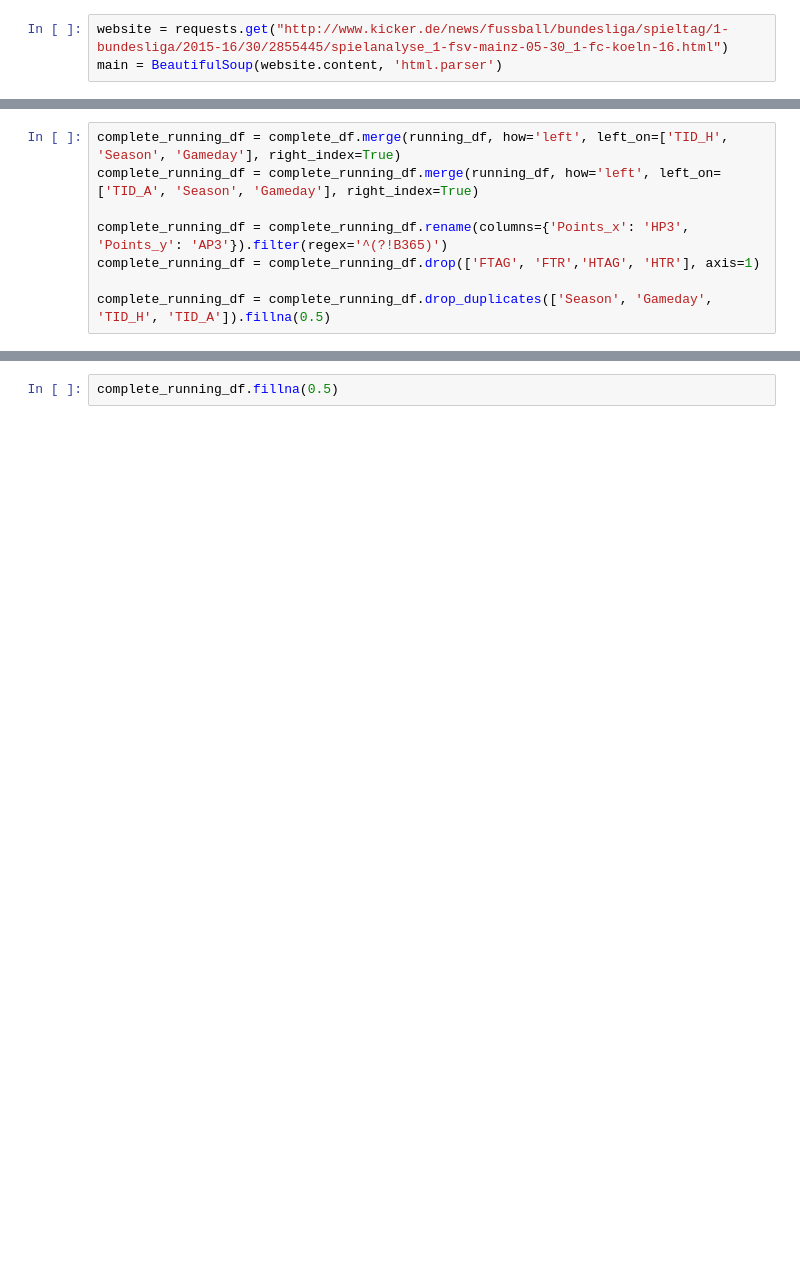
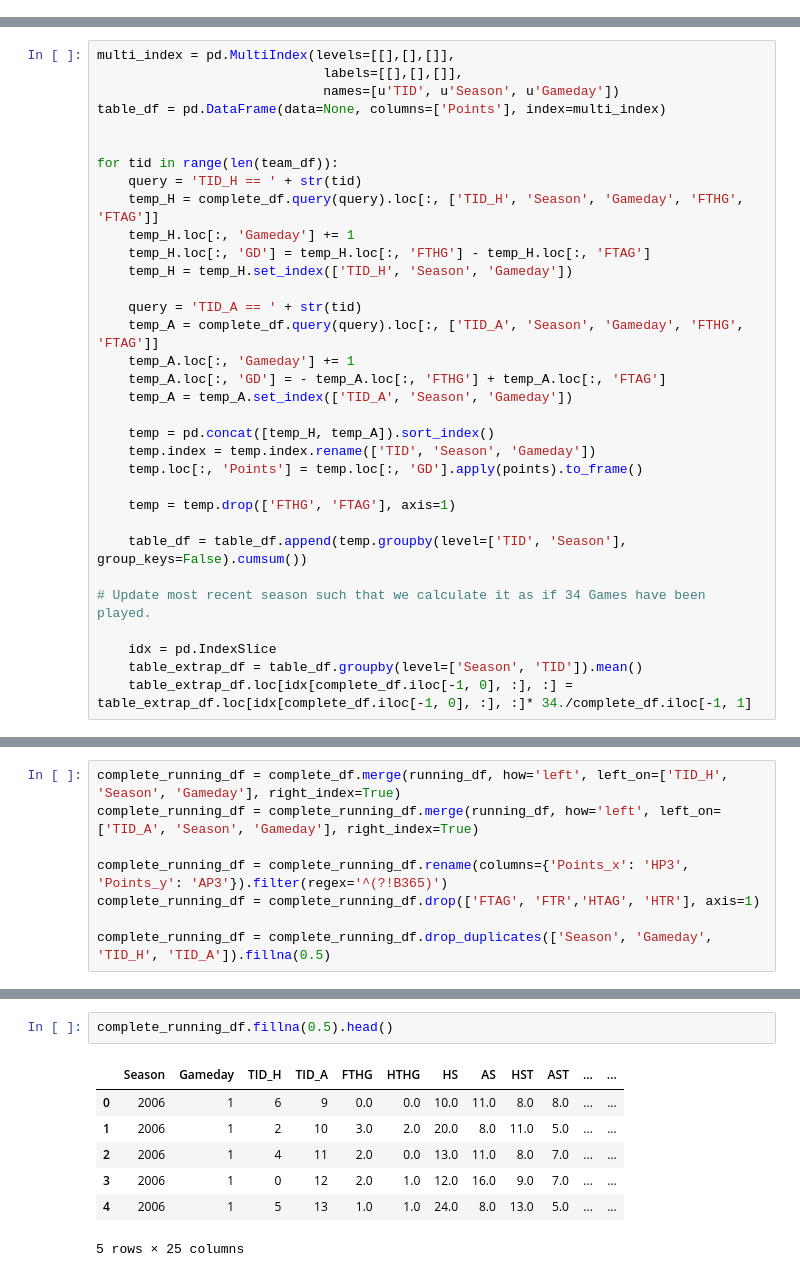
Before and after one commit to mgbukov/bundesliga, a Jupyter notebook: Buli_Download.ipynb, the cells around one changed output, grey strips where cells are left out. Saved outputs shown, nothing was run; the diff lists cells and outputs as text; blank space fills up the shorter version.

```diff
--- a/Buli_Download.ipynb
+++ b/Buli_Download.ipynb
@@ -47,6 +47,3 @@ cleaned_df.index = range(len(cleaned_df))
 
 cleaned_df.to_csv('Bundesliga_Data_2006_2016.csv', index=False)
 team_df = team_df.set_index('TID')
-# %%
-website = requests.get("http://www.kicker.de/news/fussball/bundesliga/spieltag/1-bundesliga/2015-16/30/2855445/spielanalyse_1-fsv-mainz-05-30_1-fc-koeln-16.html")
-main = BeautifulSoup(website.content, 'html.parser')
@@ -271 +274,34 @@ complete_df.head()
+# %%
+multi_index = pd.MultiIndex(levels=[[],[],[]],
+                             labels=[[],[],[]],
+                             names=[u'TID', u'Season', u'Gameday'])
+table_df = pd.DataFrame(data=None, columns=['Points'], index=multi_index)
+
+
+for tid in range(len(team_df)):
+    query = 'TID_H == ' + str(tid)
+    temp_H = complete_df.query(query).loc[:, ['TID_H', 'Season', 'Gameday', 'FTHG', 'FTAG']]
+    temp_H.loc[:, 'Gameday'] += 1
+    temp_H.loc[:, 'GD'] = temp_H.loc[:, 'FTHG'] - temp_H.loc[:, 'FTAG']
+    temp_H = temp_H.set_index(['TID_H', 'Season', 'Gameday'])
+
+    query = 'TID_A == ' + str(tid)
+    temp_A = complete_df.query(query).loc[:, ['TID_A', 'Season', 'Gameday', 'FTHG', 'FTAG']]
+    temp_A.loc[:, 'Gameday'] += 1
+    temp_A.loc[:, 'GD'] = - temp_A.loc[:, 'FTHG'] + temp_A.loc[:, 'FTAG']
+    temp_A = temp_A.set_index(['TID_A', 'Season', 'Gameday'])
+
+    temp = pd.concat([temp_H, temp_A]).sort_index()
+    temp.index = temp.index.rename(['TID', 'Season', 'Gameday'])
+    temp.loc[:, 'Points'] = temp.loc[:, 'GD'].apply(points).to_frame()
+
+    temp = temp.drop(['FTHG', 'FTAG'], axis=1)
+
+    table_df = table_df.append(temp.groupby(level=['TID', 'Season'], group_keys=False).cumsum())
+
+# Update most recent season such that we calculate it as if 34 Games have been played.
+
+    idx = pd.IndexSlice
+    table_extrap_df = table_df.groupby(level=['Season', 'TID']).mean()
+    table_extrap_df.loc[idx[complete_df.iloc[-1, 0], :], :] = table_extrap_df.loc[idx[complete_df.iloc[-1, 0], :], :]* 34./complete_df.iloc[-1, 1]
 # %%
@@ -331,2 +346,10 @@ len(complete_running_df)
 # %%
-complete_running_df.fillna(0.5)
+complete_running_df.fillna(0.5).head()
+# %% [output]
+|  | Season | Gameday | TID_H | TID_A | FTHG | HTHG | HS | AS | HST | AST | ... | ... |
+| 0 | 2006 | 1 | 6 | 9 | 0.0 | 0.0 | 10.0 | 11.0 | 8.0 | 8.0 | ... | ... |
+| 1 | 2006 | 1 | 2 | 10 | 3.0 | 2.0 | 20.0 | 8.0 | 11.0 | 5.0 | ... | ... |
+| 2 | 2006 | 1 | 4 | 11 | 2.0 | 0.0 | 13.0 | 11.0 | 8.0 | 7.0 | ... | ... |
+| 3 | 2006 | 1 | 0 | 12 | 2.0 | 1.0 | 12.0 | 16.0 | 9.0 | 7.0 | ... | ... |
+| 4 | 2006 | 1 | 5 | 13 | 1.0 | 1.0 | 24.0 | 8.0 | 13.0 | 5.0 | ... | ... |
+5 rows × 25 columns
```
Also changed, not shown: parts of 30 cells of this notebook, 1 other file.
